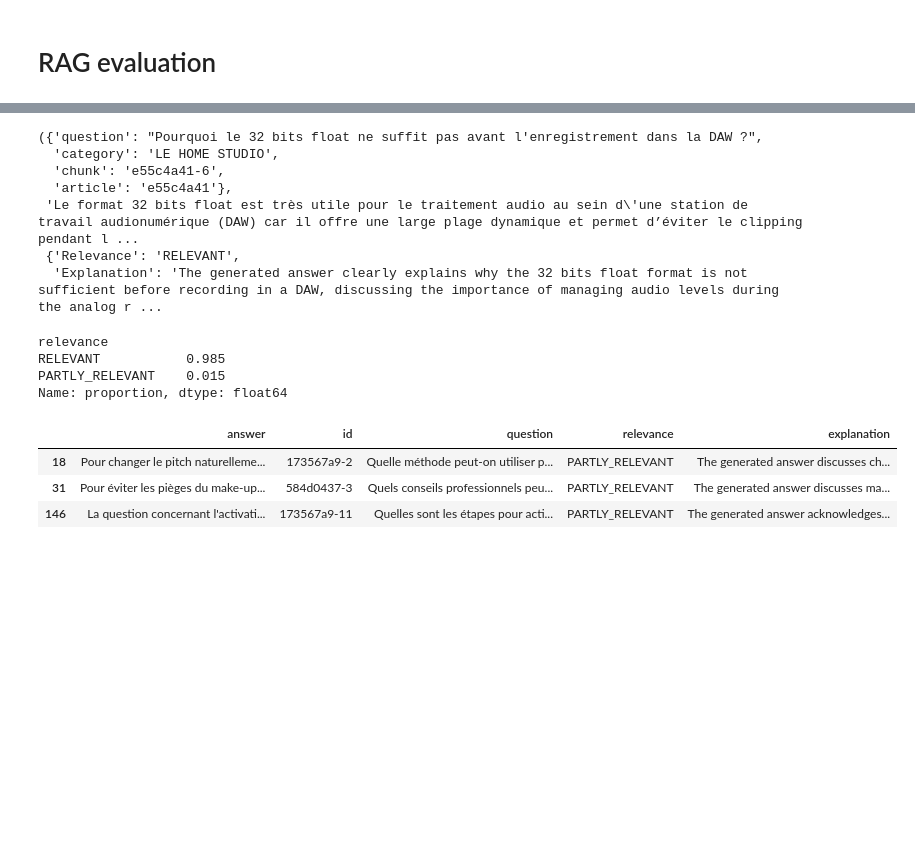
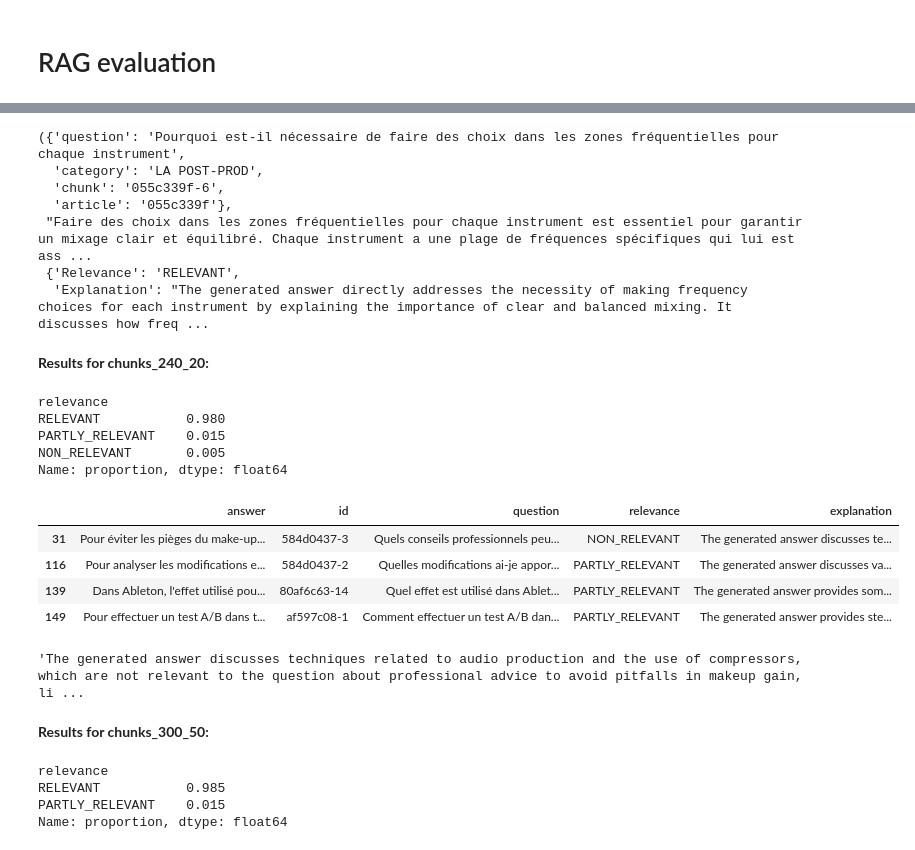
Before and after one commit to arsonor/AI-Powered-Knowledge-Assistant-for-Audio-Prod, a Jupyter notebook: notebooks/2-text-search_rag_evaluation.ipynb, the cells around one changed output, grey strips where cells are left out. Saved outputs shown, nothing was run; the diff lists cells and outputs as text; code cells hidden in the pictures; blank space fills up the shorter version.

```diff
--- a/notebooks/basic_rag_evaluation.ipynb
+++ b/notebooks/2-text-search_rag_evaluation.ipynb
@@ -110,7 +108,7 @@ def search(query):
 # %% [markdown]
 ### Search results with Elasticsearch
 # %%
-def elastic_search(query, category):
+def elastic_search(query, category=None):
     search_query = {
         "size": 10,
         "query": {
@@ -121,24 +119,21 @@ def elastic_search(query, category):
                         "fields": ["title", "tags", "chunk_text"],
                         "type": "best_fields"
                     }
-                },
-                "filter": {
-                    "term": {
-                        "category": category
-                    }
                 }
             }
         }
     }
 
+    if category is not None:
+        search_query["query"]["bool"]["filter"] = {
+            "term": {
+                "category": category
+            }
+        }
+
     response = es.search(index=index_name, body=search_query)
 
-    result_docs = []
-
-    for hit in response['hits']['hits']:
-        result_docs.append(hit['_source'])
-
-    return result_docs
+    return [hit['_source'] for hit in response['hits']['hits']]
 # %% [markdown]
 ### Prompt
 # %%
@@ -553,13 +549,13 @@ for record in tqdm(sample):
 # %%
 evaluations[0]
 # %% [output]
-({'question': "Pourquoi le 32 bits float ne suffit pas avant l'enregistrement dans la DAW ?",
-  'category': 'LE HOME STUDIO',
-  'chunk': 'e55c4a41-6',
-  'article': 'e55c4a41'},
- 'Le format 32 bits float est très utile pour le traitement audio au sein d\'une station de travail audionumérique (DAW) car il offre une large plage dynamique et permet d’éviter le clipping pendant l ...
+({'question': 'Pourquoi est-il nécessaire de faire des choix dans les zones fréquentielles pour chaque instrument',
+  'category': 'LA POST-PROD',
+  'chunk': '055c339f-6',
+  'article': '055c339f'},
+ "Faire des choix dans les zones fréquentielles pour chaque instrument est essentiel pour garantir un mixage clair et équilibré. Chaque instrument a une plage de fréquences spécifiques qui lui est ass ...
  {'Relevance': 'RELEVANT',
-  'Explanation': 'The generated answer clearly explains why the 32 bits float format is not sufficient before recording in a DAW, discussing the importance of managing audio levels during the analog r ...
+  'Explanation': "The generated answer directly addresses the necessity of making frequency choices for each instrument by explaining the importance of clear and balanced mixing. It discusses how freq ...
 # %%
 df_eval = pd.DataFrame(evaluations, columns=['record', 'answer', 'evaluation'])
 
@@ -571,11 +567,14 @@ df_eval['explanation'] = df_eval.evaluation.apply(lambda d: d['Explanation'])
 
 del df_eval['record']
 del df_eval['evaluation']
+# %% [markdown]
+**Results for chunks_240_20:**
 # %%
 df_eval.relevance.value_counts(normalize=True)
 # %% [output]
 relevance
-RELEVANT           0.985
+RELEVANT           0.980
 PARTLY_RELEVANT    0.015
+NON_RELEVANT       0.005
 Name: proportion, dtype: float64
 # %%
@@ -583,8 +582,22 @@ df_eval.to_csv('../data/rag-eval-gpt-4o-mini.csv', index=False)
 # %%
-
-df_eval[df_eval.relevance == 'PARTLY_RELEVANT']
+df_eval[(df_eval.relevance == 'PARTLY_RELEVANT') | (df_eval.relevance == 'NON_RELEVANT')]
 # %% [output]
 |  | answer | id | question | relevance | explanation |
-| 18 | Pour changer le pitch naturelleme... | 173567a9-2 | Quelle méthode peut-on utiliser p... | PARTLY_RELEVANT | The generated answer discusses ch... |
-| 31 | Pour éviter les pièges du make-up... | 584d0437-3 | Quels conseils professionnels peu... | PARTLY_RELEVANT | The generated answer discusses ma... |
-| 146 | La question concernant l'activati... | 173567a9-11 | Quelles sont les étapes pour acti... | PARTLY_RELEVANT | The generated answer acknowledges... |
+| 31 | Pour éviter les pièges du make-up... | 584d0437-3 | Quels conseils professionnels peu... | NON_RELEVANT | The generated answer discusses te... |
+| 116 | Pour analyser les modifications e... | 584d0437-2 | Quelles modifications ai-je appor... | PARTLY_RELEVANT | The generated answer discusses va... |
+| 139 | Dans Ableton, l'effet utilisé pou... | 80af6c63-14 | Quel effet est utilisé dans Ablet... | PARTLY_RELEVANT | The generated answer provides som... |
+| 149 | Pour effectuer un test A/B dans t... | af597c08-1 | Comment effectuer un test A/B dan... | PARTLY_RELEVANT | The generated answer provides ste... |
+# %%
+df240 = pd.read_csv('../data/rag-eval-gpt-4o-mini-chunks240.csv')
+df240.iloc[31]['explanation']
+# %% [output]
+'The generated answer discusses techniques related to audio production and the use of compressors, which are not relevant to the question about professional advice to avoid pitfalls in makeup gain, li ...
+# %% [markdown]
+**Results for chunks_300_50:**
+# %%
+df_eval.relevance.value_counts(normalize=True)
+# %% [output]
+relevance
+RELEVANT           0.985
+PARTLY_RELEVANT    0.015
+Name: proportion, dtype: float64
```
Also changed, not shown: parts of 32 cells of this notebook, 6 other files.
